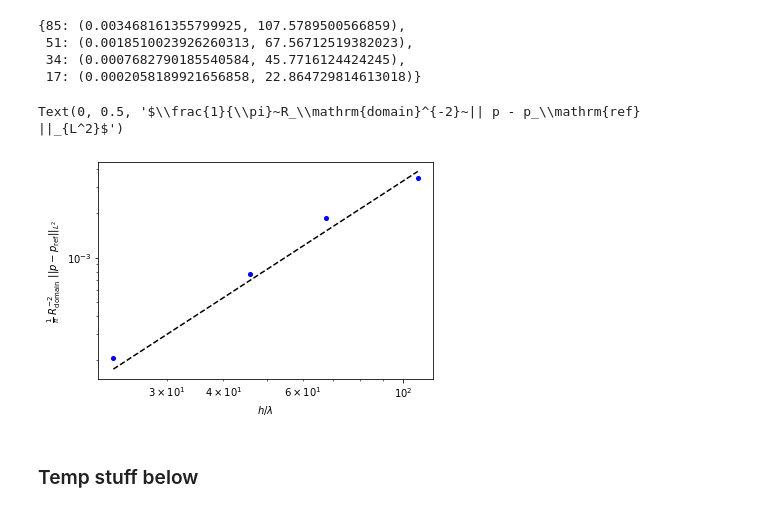
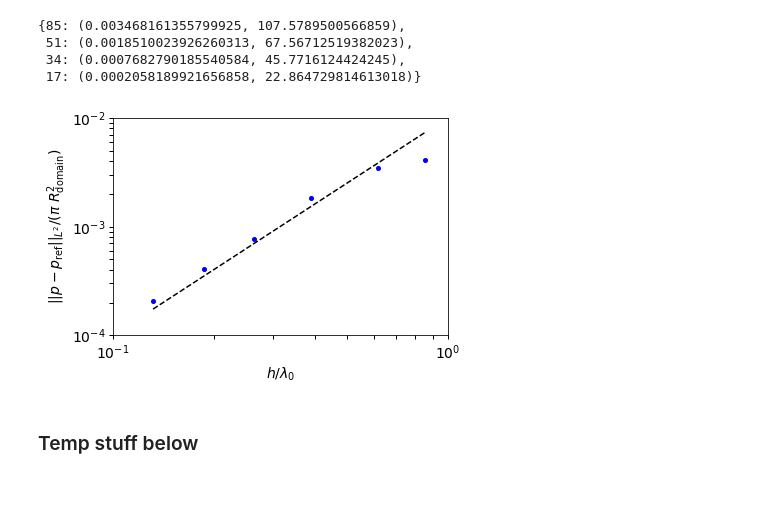
Before and after one commit to fredriclam/quail_volcano, a Jupyter notebook: scenarios/sphere/sphere_analysis.ipynb, the cells around one changed output. Cells and saved outputs as stored; diff of their text form; code cells hidden in the pictures.

```diff
--- a/scenarios/sphere/sphere_analysis.ipynb
+++ b/scenarios/sphere/sphere_analysis.ipynb
@@ -761,0 +787,22 @@ t = 6.000000000000186 s
+# %%
+file_out_radix = "sphere_h120p1_"
+npz_load = lambda i: np.load(f"{file_out_radix}{i}.npz")
+solver_from = lambda file_idx: readwritedatafiles.read_data_file(
+  f"{file_out_radix}{file_idx}.pkl")
+
+solver = solver_from(0)
+dat_frame = npz_load(2) # 20
+U = dat_frame["state_coeffs"]
+t = dat_frame["time"]
+print(f"t = {t} s")
+
+xq, rq, thetaq, pq, rp, pq_analytic, rp_analytic, ep_L2 = compare_at_qpoints(U, t, solver)
+
+plt.plot(rq.ravel(), pq_analytic.ravel(), '.')
+plt.plot(rq.ravel(), pq.ravel(), '.')
+
+x_tri = solver.mesh.node_coords[solver.mesh.elem_to_node_IDs]
+hmax = np.linalg.norm(np.stack((x_tri[:,1,:] - x_tri[:,0,:],
+x_tri[:,2,:] - x_tri[:,1,:],
+x_tri[:,0,:] - x_tri[:,2,:]), axis=1), axis=-1).max()
+errs_L2_h[120] = (ep_L2, hmax)
@@ -798,21 +848,33 @@ errs_L2_h
 # %%
 h_err_pairs = sorted(list(errs_L2_h.items()), key=lambda tup: tup[0])
 vec_h_nominal, vec_data = zip(*h_err_pairs)
 vec_err, vec_h = zip(*vec_data)
 vec_h_nominal = np.array(vec_h_nominal)
 vec_h = np.array(vec_h)
 vec_err = np.array(vec_err)
+
+fig, ax = plt.subplots(figsize=(6,4))
 plt.loglog(vec_h / wavelength0, vec_err, 'b.', markersize=8)
 # plt.loglog(vec_h, vec_h**1.5 / 1e7, 'k--')
 # plt.loglog(vec_h, vec_h**1 / 2e9, 'k--')
 # plt.loglog(vec_h, vec_h**2 / 1e9, 'k--')
 plt.loglog(vec_h / wavelength0, vec_h**2 / 3e6, 'k--')
-plt.xlabel(r"$h / \lambda$")
+plt.xlabel(r"$h / \lambda_0$")
 # plt.ylabel(r"$\frac{3}{2}~R_\mathrm{domain}^{-3}~|| p - p_\mathrm{ref} ||_{L^2}$")
-plt.ylabel(r"$\frac{1}{\pi}~R_\mathrm{domain}^{-2}~|| p - p_\mathrm{ref} ||_{L^2}$")
+plt.ylabel(r"$|| p - p_\mathrm{ref} ||_{L^2}~/~(\pi~R_\mathrm{domain}^{2})$")
+plt.xlim(0.1, 1)
+plt.ylim(1e-4, 1e-2)
+
+global_fontsize = 14
+for item in ([ax.title, ax.xaxis.label, ax.yaxis.label] +
+              ax.get_xticklabels() + ax.get_yticklabels()):
+  item.set_fontsize(global_fontsize)
+ax.tick_params('both', length=4, width=1, which='major')
+ax.tick_params('both', length=4, width=1, which='minor')
+ax.set_xticks([1e-1, 1e0])
+ax.xaxis.set_minor_formatter(matplotlib.ticker.NullFormatter())
 # %% [output]
-Text(0, 0.5, '$\\frac{1}{\\pi}~R_\\mathrm{domain}^{-2}~|| p - p_\\mathrm{ref} ||_{L^2}$')
-[figure, old version]
+[figure, new version]
 # %% [markdown]
 ### Temp stuff below
 # %%
```
Also changed, not shown: parts of 2 cells of this notebook, 10 other files.
